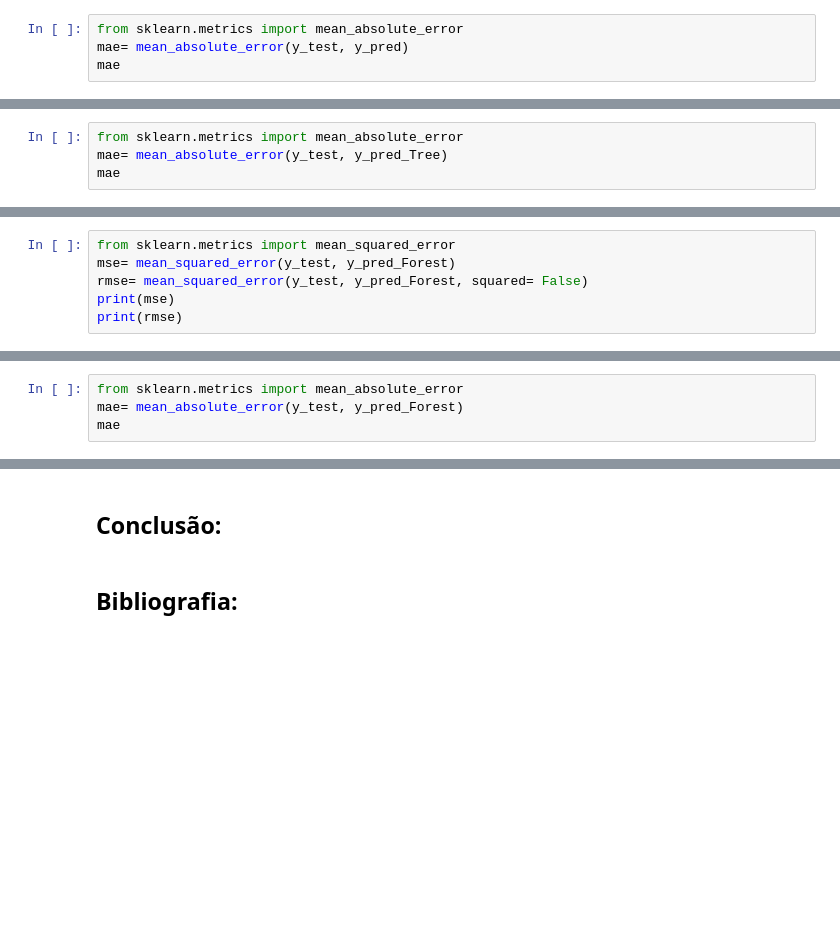
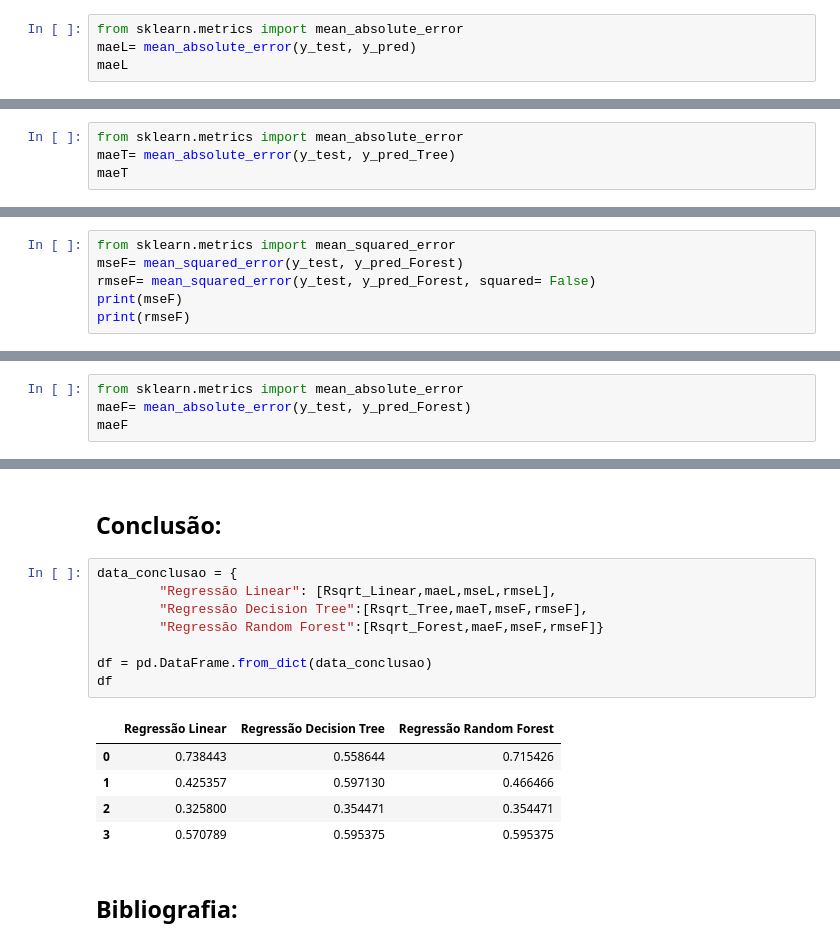
Before and after one commit to brigidolivia/Projeto2_CienciaDados, a Jupyter notebook: P2_Cdados.ipynb, the cells around one changed output, grey strips where cells are left out. Drawn from its saved outputs; the diff is of its cells as text; blank space fills up the shorter version.

Commit message:
data conclusao

```diff
--- a/P2_Cdados.ipynb
+++ b/P2_Cdados.ipynb
@@ -406,8 +406,8 @@ print(rmse)
 0.5707889014211032
 # %%
 from sklearn.metrics import mean_absolute_error
-mae= mean_absolute_error(y_test, y_pred)
-mae
+maeL= mean_absolute_error(y_test, y_pred)
+maeL
 # %% [output]
 0.4253567745174697
 # %% [markdown]
@@ -528,8 +528,8 @@ print(rmse)
 0.7414588966155949
 # %%
 from sklearn.metrics import mean_absolute_error
-mae= mean_absolute_error(y_test, y_pred_Tree)
-mae
+maeT= mean_absolute_error(y_test, y_pred_Tree)
+maeT
 # %% [output]
 0.5971304036458334
 # %% [markdown]
@@ -566,21 +566,35 @@ Rsqrt_Forest
 0.7154258297702374
 # %%
 from sklearn.metrics import mean_squared_error
-mse= mean_squared_error(y_test, y_pred_Forest)
-rmse= mean_squared_error(y_test, y_pred_Forest, squared= False)
-print(mse)
-print(rmse)
+mseF= mean_squared_error(y_test, y_pred_Forest)
+rmseF= mean_squared_error(y_test, y_pred_Forest, squared= False)
+print(mseF)
+print(rmseF)
 # %% [output]
 0.3544711909374999
 0.595374832301047
 # %%
 from sklearn.metrics import mean_absolute_error
-mae= mean_absolute_error(y_test, y_pred_Forest)
-mae
+maeF= mean_absolute_error(y_test, y_pred_Forest)
+maeF
 # %% [output]
 0.466465625
 # %% [markdown]
 ## Conclusão:
+# %%
+data_conclusao = {
+        "Regressão Linear": [Rsqrt_Linear,maeL,mseL,rmseL],
+        "Regressão Decision Tree":[Rsqrt_Tree,maeT,mseF,rmseF],
+        "Regressão Random Forest":[Rsqrt_Forest,maeF,mseF,rmseF]}
+
+df = pd.DataFrame.from_dict(data_conclusao)
+df
+# %% [output]
+|  | Regressão Linear | Regressão Decision Tree | Regressão Random Forest |
+| 0 | 0.738443 | 0.558644 | 0.715426 |
+| 1 | 0.425357 | 0.597130 | 0.466466 |
+| 2 | 0.325800 | 0.354471 | 0.354471 |
+| 3 | 0.570789 | 0.595375 | 0.595375 |
 # %% [markdown]
 ## Bibliografia:
 # %% [markdown]
```
Also changed, not shown: parts of 5 cells of this notebook.
